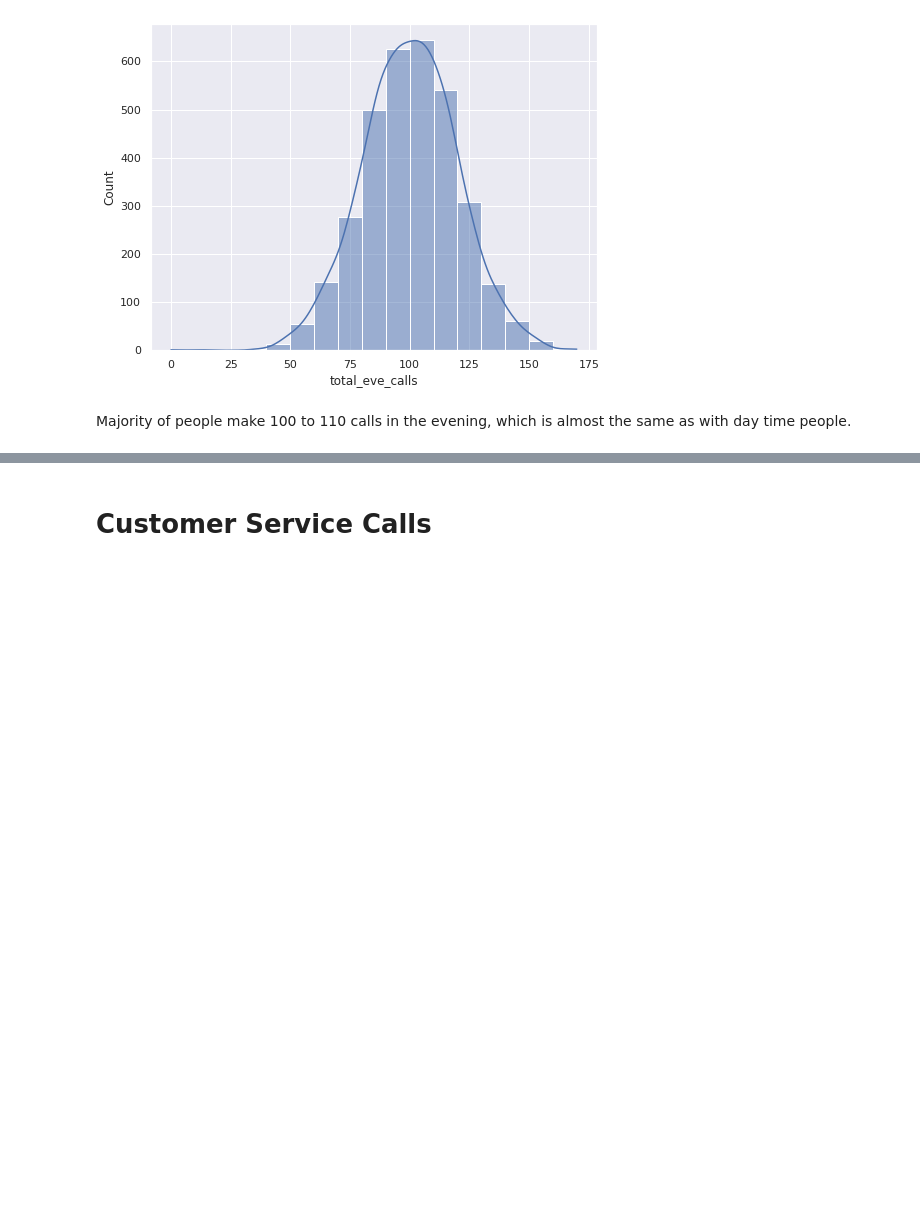
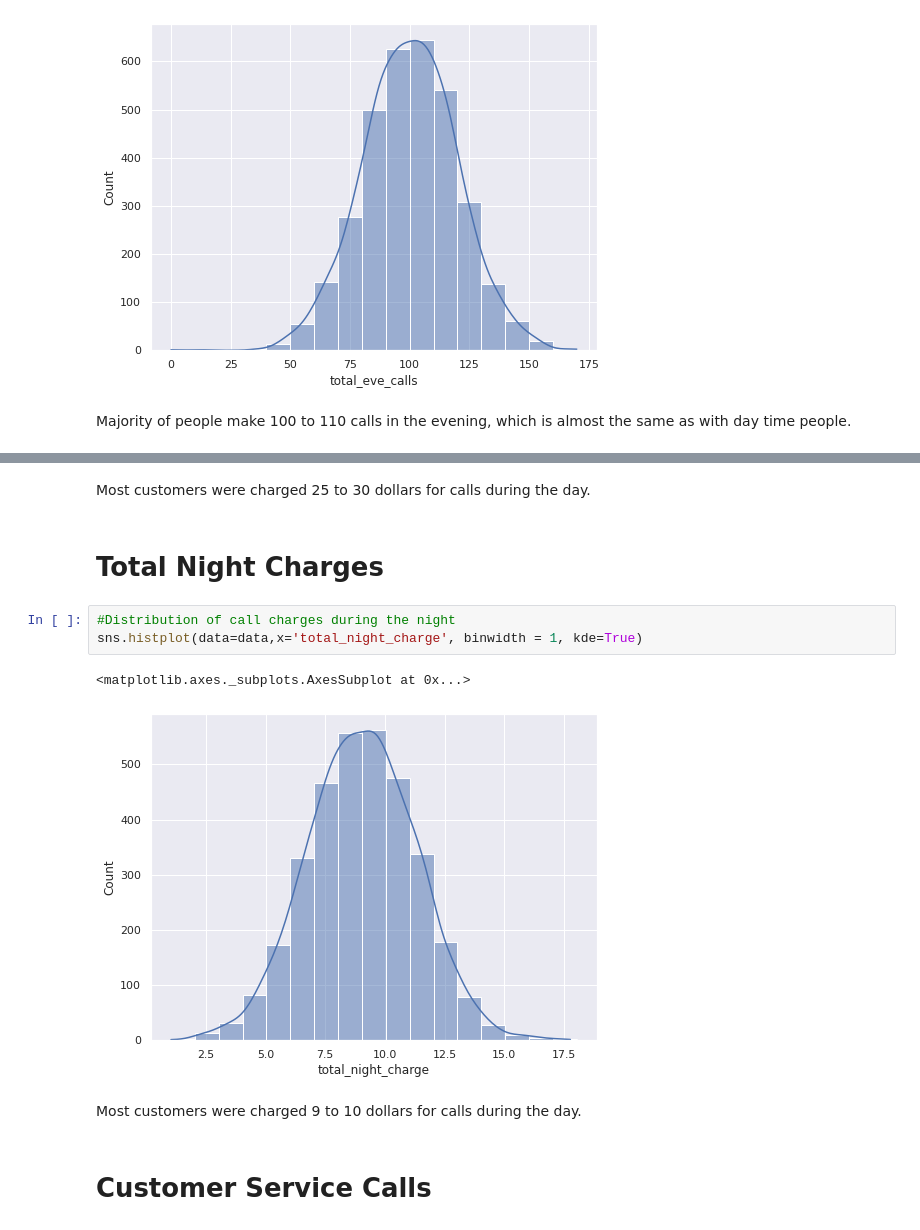
Before and after one commit to Mwikali-5/Churn, a Jupyter notebook: Churn.ipynb, the cells around one changed output, grey strips where cells are left out. Cells and saved outputs as stored; diff of their text form; blank space fills up the shorter version.

```diff
--- a/Churn.ipynb
+++ b/Churn.ipynb
@@ -296,3 +321,15 @@ Majority of people make 100 to 110 calls in the evening, which is almost the sam
+# %% [markdown]
+Most customers were charged 25 to 30 dollars for calls during the day.
+# %% [markdown]
+# **Total Night Charges**
+# %%
+#Distribution of call charges during the night
+sns.histplot(data=data,x='total_night_charge', binwidth = 1, kde=True)
+# %% [output]
+<matplotlib.axes._subplots.AxesSubplot at 0x...>
+[figure, added]
+# %% [markdown]
+Most customers were charged 9 to 10 dollars for calls during the day.
 # %% [markdown]
 # **Customer Service Calls**
 # %%
```
Also changed, not shown: parts of 116 cells of this notebook.
